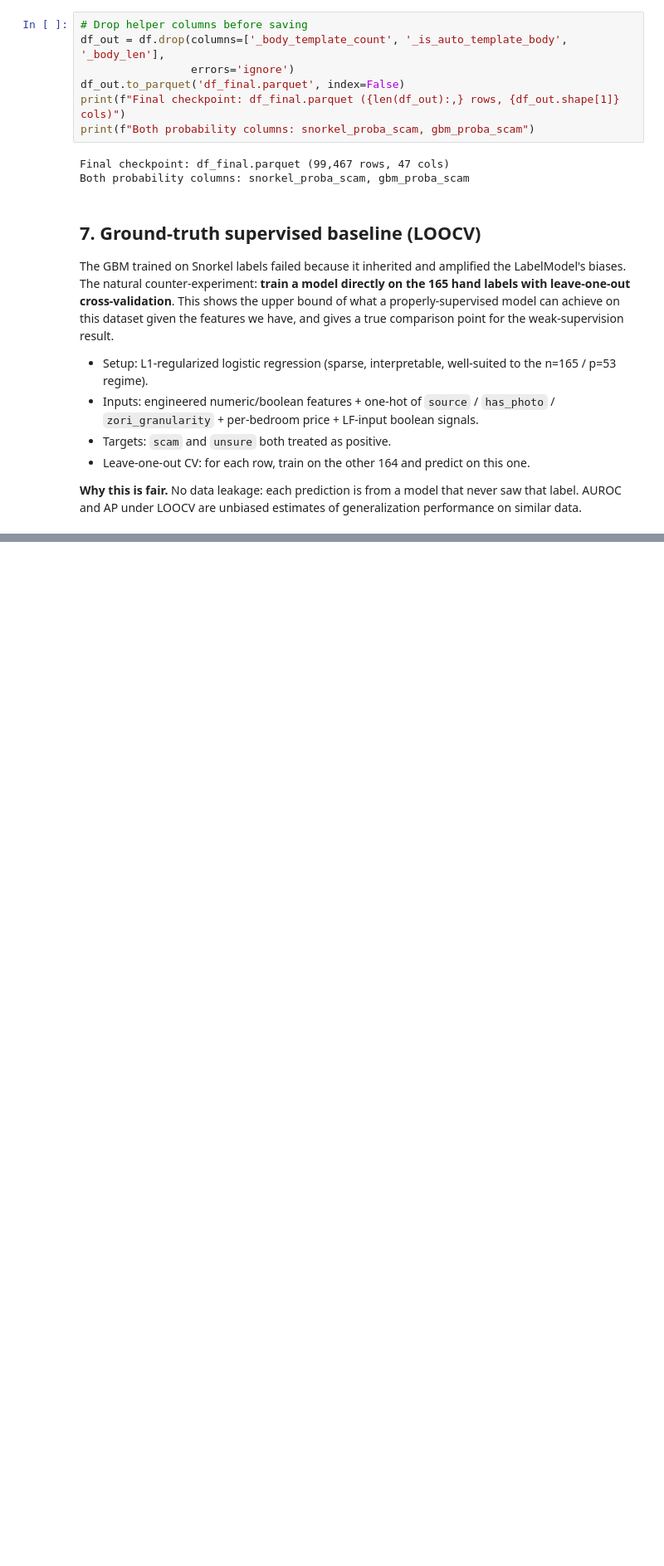
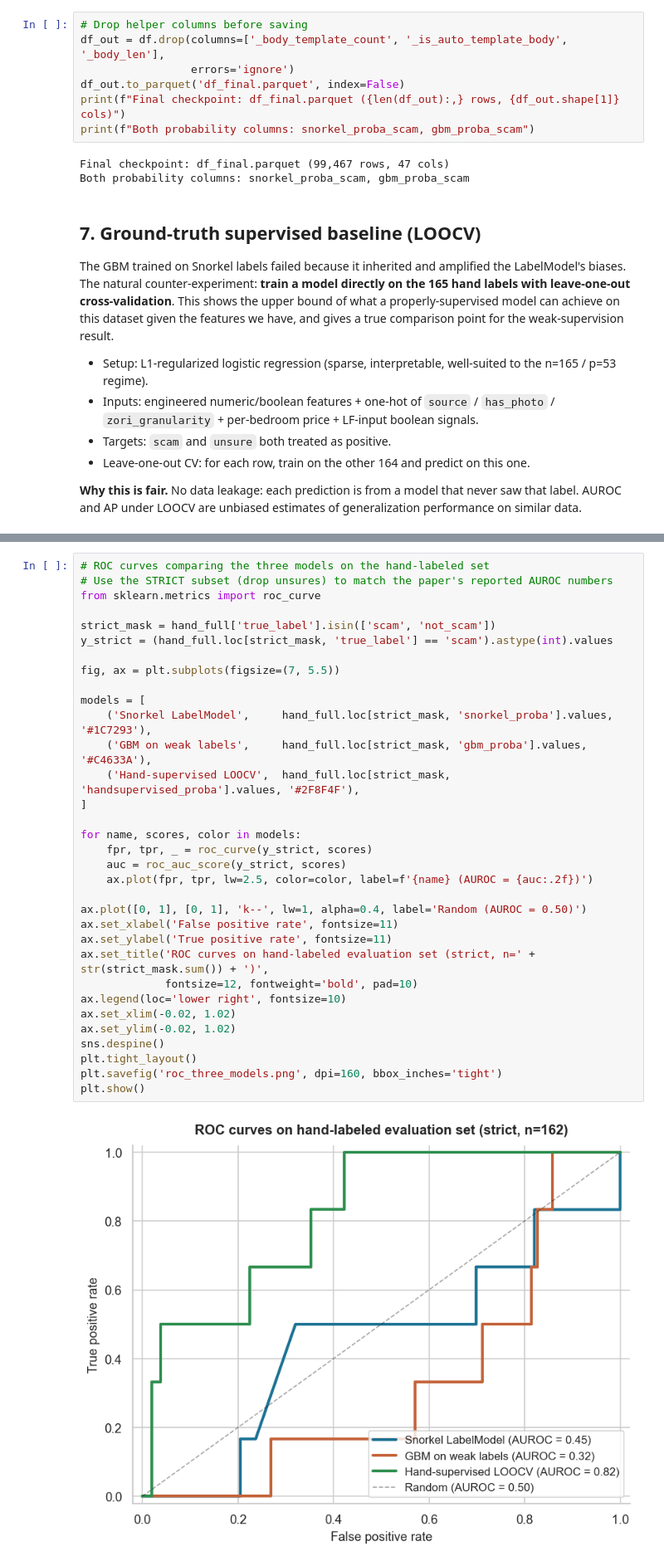
Before and after one commit to Dressi123/FakeOut, a Jupyter notebook: ML_Final_Project.ipynb, the cells around one changed output, grey strips where cells are left out. Shown at 83% size. Saved outputs shown, nothing was run; the diff lists cells and outputs as text; blank space fills up the shorter version.

Commit message:
Added a few observation markdowns and a ROC plot

```diff
--- a/ML_Final_Project.ipynb
+++ b/ML_Final_Project.ipynb
@@ -2162,0 +2177,35 @@ for _, r in flagged.iterrows():
+# %%
+# ROC curves comparing the three models on the hand-labeled set
+# Use the STRICT subset (drop unsures) to match the paper's reported AUROC numbers
+from sklearn.metrics import roc_curve
+
+strict_mask = hand_full['true_label'].isin(['scam', 'not_scam'])
+y_strict = (hand_full.loc[strict_mask, 'true_label'] == 'scam').astype(int).values
+
+fig, ax = plt.subplots(figsize=(7, 5.5))
+
+models = [
+    ('Snorkel LabelModel',     hand_full.loc[strict_mask, 'snorkel_proba'].values,        '#1C7293'),
+    ('GBM on weak labels',     hand_full.loc[strict_mask, 'gbm_proba'].values,            '#C4633A'),
+    ('Hand-supervised LOOCV',  hand_full.loc[strict_mask, 'handsupervised_proba'].values, '#2F8F4F'),
+]
+
+for name, scores, color in models:
+    fpr, tpr, _ = roc_curve(y_strict, scores)
+    auc = roc_auc_score(y_strict, scores)
+    ax.plot(fpr, tpr, lw=2.5, color=color, label=f'{name} (AUROC = {auc:.2f})')
+
+ax.plot([0, 1], [0, 1], 'k--', lw=1, alpha=0.4, label='Random (AUROC = 0.50)')
+ax.set_xlabel('False positive rate', fontsize=11)
+ax.set_ylabel('True positive rate', fontsize=11)
+ax.set_title('ROC curves on hand-labeled evaluation set (strict, n=' + str(strict_mask.sum()) + ')',
+             fontsize=12, fontweight='bold', pad=10)
+ax.legend(loc='lower right', fontsize=10)
+ax.set_xlim(-0.02, 1.02)
+ax.set_ylim(-0.02, 1.02)
+sns.despine()
+plt.tight_layout()
+plt.savefig('roc_three_models.png', dpi=160, bbox_inches='tight')
+plt.show()
+# %% [output]
+[figure, added]
```
Also changed, not shown: parts of 10 cells of this notebook, 1 other file.
